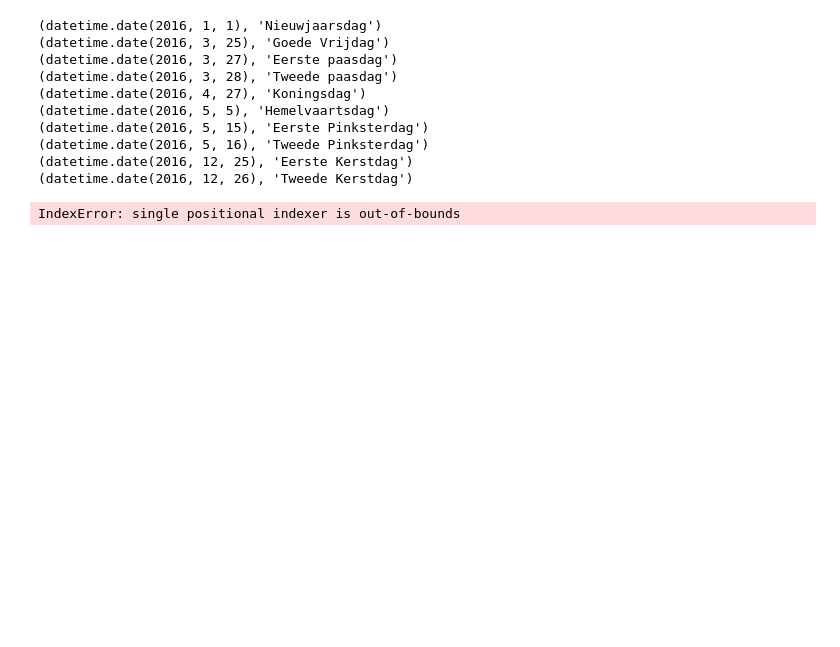
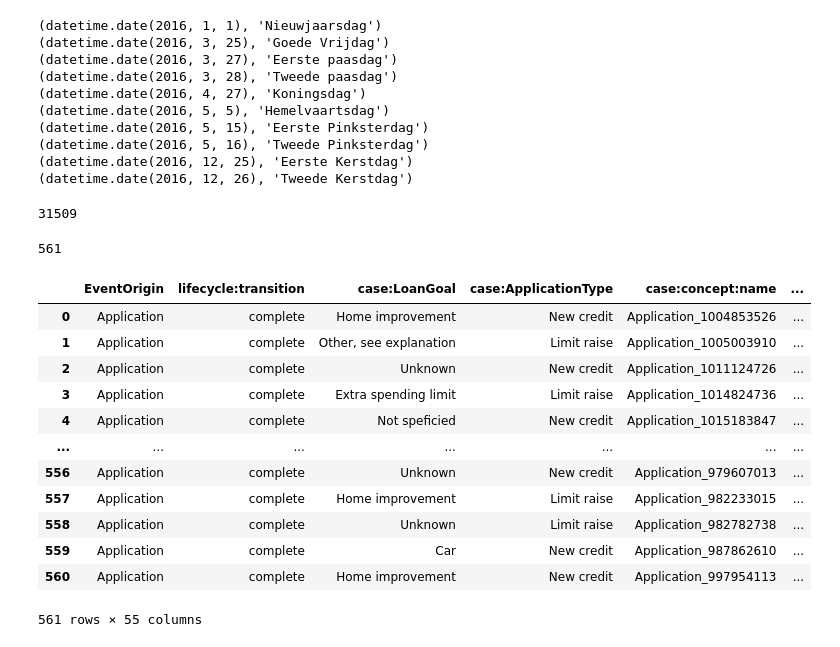
Before and after one commit to samuellukaswidmer/Bachelors-Thesis, a Jupyter notebook: predictive_monitoring_bpic17.ipynb, the cells around one changed output. Drawn from its saved outputs; the diff is of its cells as text; code cells hidden in the pictures; blank space fills up the shorter version.

```diff
--- a/predictive_monitoring_bpic17.ipynb
+++ b/predictive_monitoring_bpic17.ipynb
@@ -135,7 +143,10 @@ Timedelta('21 days 19:57:47.486496366')
 def extract_prefixes_with_time_cutoff(event_log, cutoff_in_days, target, holidays):
     all_prefixes = []
     static_attributes, dynamic_attributes = detect_static_attributes(event_log)
-    reference_date = event_log["relative_log_time"].min()
+    exclude = {"time:timestamp", "relative_case_time", "relative_log_time", "time_since_prev"}
+    static_attributes = [a for a in static_attributes if a not in exclude]
+    dynamic_attributes = [a for a in dynamic_attributes if a not in exclude]
+    reference_date = event_log["time:timestamp"].min()
     activities_to_flag = event_log["concept:name"].unique()
     for case, group in event_log.groupby("case:concept:name"):
         features = {}
@@ -147,6 +158,7 @@ def extract_prefixes_with_time_cutoff(event_log, cutoff_in_days, target, holiday
         A_pending_events = group[group["concept:name"] == "A_Pending"]
         if len(A_pending_events) == 0:
             continue
+        A_Pending_absolute_time = A_pending_events.iloc[0]["relative_log_time"]
         add_case_attributes(prefix, features, static_attributes)
         add_event_attributes(prefix, features, dynamic_attributes)
         add_time_features(prefix, features)
@@ -162,7 +174,7 @@ def extract_prefixes_with_time_cutoff(event_log, cutoff_in_days, target, holiday
         add_holiday_features(prefix, features, prefix_end_time, holidays)
         # activity_pairs = [("Send Fine", "Add penalty", "fine_to_penalty")]
         # add_pairwise_delays(prefix, features, activity_pairs)
-        features["target"] = target
+        features["target"] = A_Pending_absolute_time
         all_prefixes.append(features)
     return all_prefixes
 # %%
@@ -180,10 +192,32 @@ for h in nl_holidays.items():
 (datetime.date(2016, 5, 16), 'Tweede Pinksterdag')
 (datetime.date(2016, 12, 25), 'Eerste Kerstdag')
 (datetime.date(2016, 12, 26), 'Tweede Kerstdag')
+# %%
+print(event_log["case:concept:name"].nunique())
+# %% [output]
+31509
 # %%
-import holidays
-cutoff_in_days = 14
+cutoff_in_days = 5
 target = "A_Pending"
 prefix_log = extract_prefixes_with_time_cutoff(event_log, cutoff_in_days, target, nl_holidays)
-# %% [output]
-IndexError: single positional indexer is out-of-bounds
+# %%
+prefix_log = pd.DataFrame(prefix_log)
+prefix_log["case:concept:name"].nunique()
+# %% [output]
+561
+# %%
+display(prefix_log)
+# %% [output]
+|  | EventOrigin | lifecycle:transition | case:LoanGoal | case:ApplicationType | case:concept:name | ... |
+| 0 | Application | complete | Home improvement | New credit | Application_1004853526 | ... |
+| 1 | Application | complete | Other, see explanation | Limit raise | Application_1005003910 | ... |
+| 2 | Application | complete | Unknown | New credit | Application_1011124726 | ... |
+| 3 | Application | complete | Extra spending limit | Limit raise | Application_1014824736 | ... |
+| 4 | Application | complete | Not speficied | New credit | Application_1015183847 | ... |
+| ... | ... | ... | ... | ... | ... | ... |
+| 556 | Application | complete | Unknown | New credit | Application_979607013 | ... |
+| 557 | Application | complete | Home improvement | Limit raise | Application_982233015 | ... |
+| 558 | Application | complete | Unknown | Limit raise | Application_982782738 | ... |
+| 559 | Application | complete | Car | New credit | Application_987862610 | ... |
+| 560 | Application | complete | Home improvement | New credit | Application_997954113 | ... |
+561 rows × 55 columns
```
Also changed, not shown: parts of 17 cells of this notebook, 14 other files.
